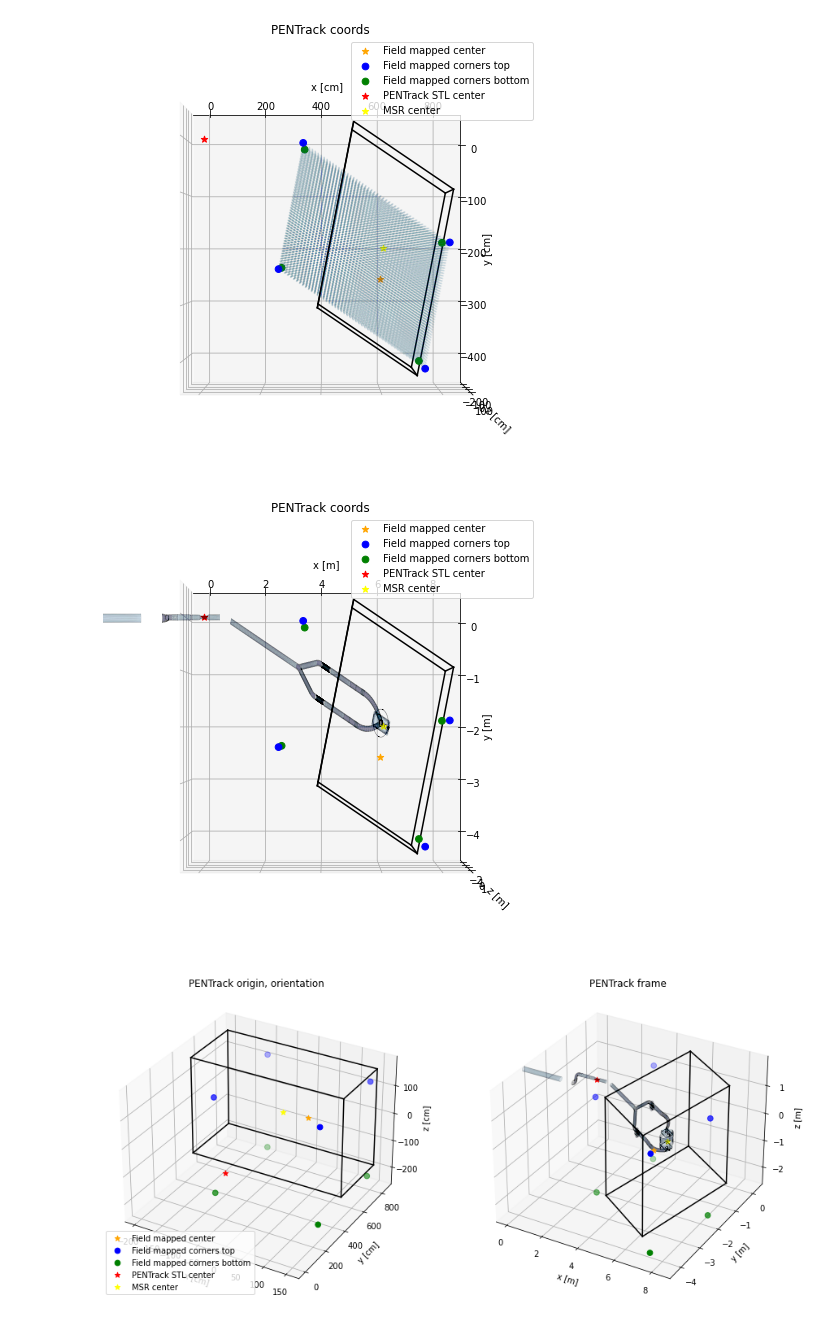
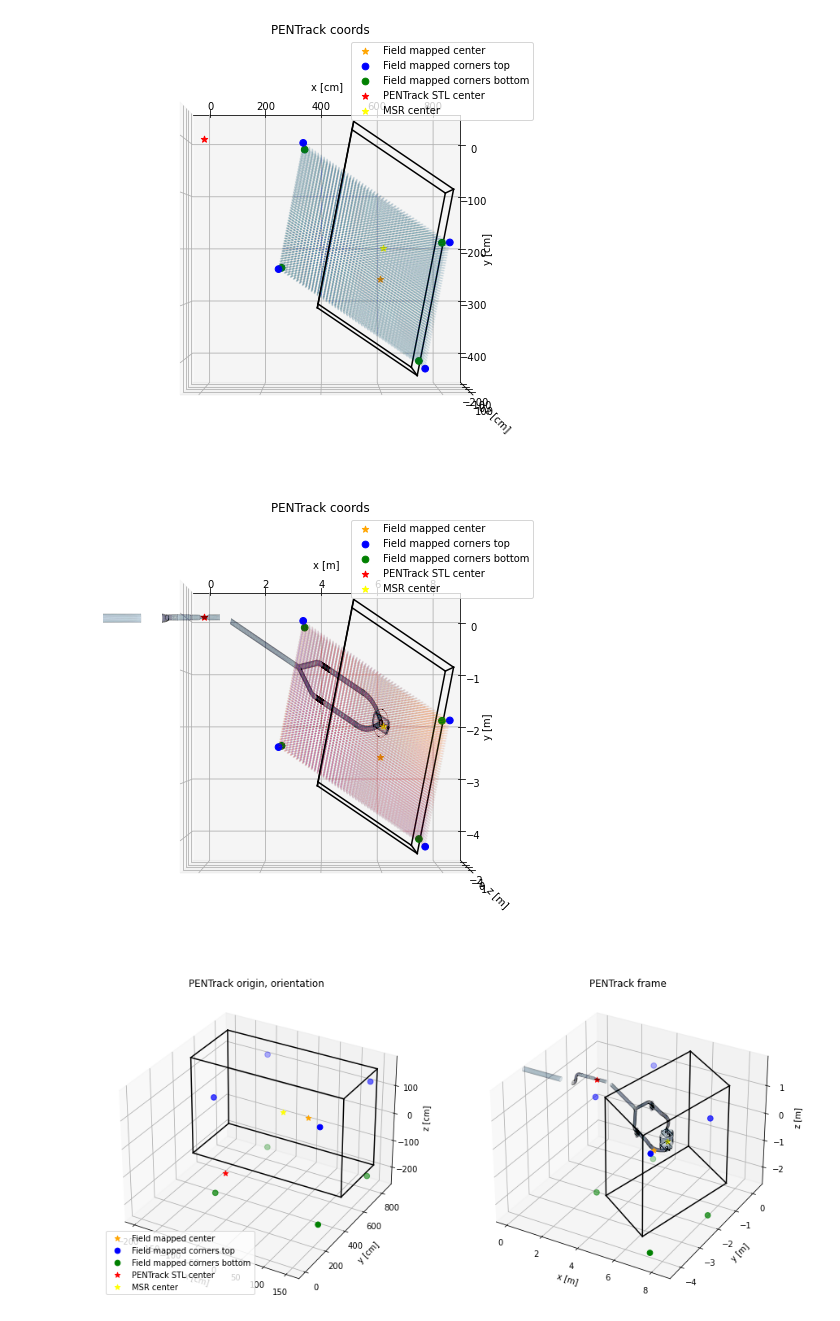
Before and after one commit to eklem1/MesonMagMapping, a Jupyter notebook: MagneticMappingPrevWork/MagMapping-export_TH/PositionCalibration.ipynb, the cells around one changed output. Drawn from its saved outputs; the diff is of its cells as text; code cells hidden in the pictures.

```diff
--- a/MagneticMappingPrevWork/MagMapping-export_TH/PositionCalibration.ipynb
+++ b/MagneticMappingPrevWork/MagMapping-export_TH/PositionCalibration.ipynb
@@ -176,7 +177,9 @@ center_T = np.array([0, 0, 0])
 data_T = df_BField_data[["x", "y", "z", "B_x", "B_y", "B_z"]]
 
 #getting the correct shift to use in PENtrack, but not the coordinate rotation
-center_PEN_notRot, corners_PEN_notRot, dataPEN_notRot, MSR_center_PEN_notRot = refToPENTrack(data_T, center_T)
+center_PEN_notRot, corners_PEN_notRot, data_PEN_notRot, MSR_center_PEN_notRot = refToPENTrack(data_T, center_T)
+
+O_PEN_notRot =  np.array([0, 0, 0])
 # %%
 def plotMapping(ax, data, title, units="cm", view=0, angle=0, STLs=False, legend=True):
     center, corners, dataXB, MSR_center, Or = data
@@ -278,16 +320,19 @@ plt.show()
 # %%
 center_PEN_m = center_PEN/100
 corners_PEN_m = corners_PEN/100
 MSR_center_PEN_m = MSR_center_PEN/100
 data_PEN_m = data_PEN/100
 
 fig = plt.figure(figsize=(8, 8))
 ax1 = fig.add_subplot(1, 1, 1, projection='3d')
 data2 = [center_PEN_m, corners_PEN_m, data_PEN_m, MSR_center_PEN_m, O_PEN]
 plotMapping(ax1, data2, title="PENTrack coords", view=0, angle=rotationAngle, units="m", STLs=True)
+
+Q = ax1.scatter(data_PEN_m['x'], data_PEN_m['y'], data_PEN_m['z'],c=data_PEN_m['B_x']*100, s=1, alpha=0.01, cmap=cm.plasma)
+# cbar = fig.colorbar(Q, label='$\mathsf{B_z\,(\mu T)}$')
 plt.show()
 # %% [output]
-[figure, old version]
+[figure, new version]
 # %%
 fig = plt.figure(figsize=(15, 15))
 ax1 = fig.add_subplot(1, 2, 1, projection='3d')
```
Also changed, not shown: parts of 8 cells of this notebook.
